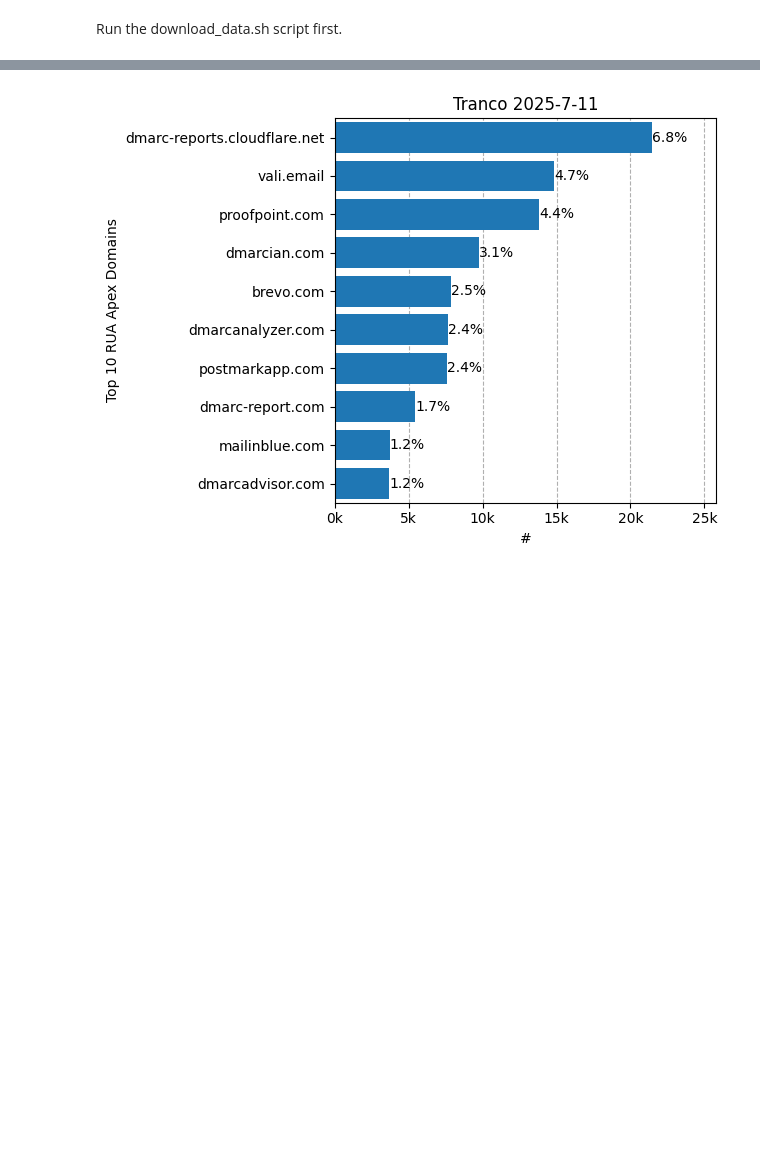
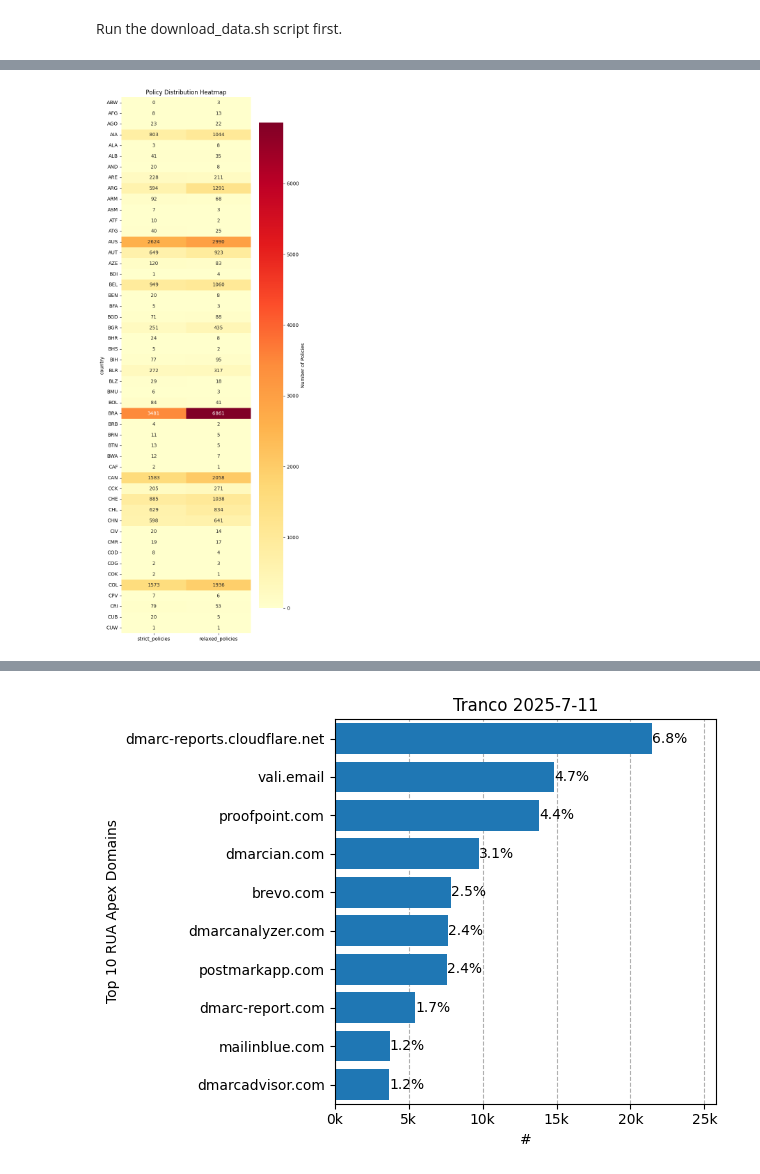
Before and after one commit to internettransparency/dmarc-cctld-research, a Jupyter notebook: notebooks/process-results.ipynb, the cells around one changed output, grey strips where cells are left out. Cells and saved outputs as stored; diff of their text form; code cells hidden in the pictures; blank space fills up the shorter version.

```diff
--- a/notebooks/process-results.ipynb
+++ b/notebooks/process-results.ipynb
@@ -43,0 +223,20 @@ Run the download_data.sh script first.
+# %%
+def policy_distribution_heatmap(policy_counts_pdf):
+    # Reshape data for heatmap
+    heatmap_data = policy_counts_pdf.set_index('country')[['strict_policies', 'relaxed_policies']]
+
+    # Create heatmap (show top 50 for readability)
+    plt.figure(figsize=(6, 20))
+    sns.heatmap(heatmap_data.head(50),
+                annot=True,
+                fmt='d',
+                cmap='YlOrRd',
+                cbar_kws={'label': 'Number of Policies'})
+
+    plt.title('Policy Distribution Heatmap')
+    plt.yticks(rotation=0)
+    plt.show()
+
+policy_distribution_heatmap(policy_counts_pdf.copy())
+# %% [output]
+[figure, added]
```
Also changed, not shown: parts of 15 cells of this notebook, 1 other file.
